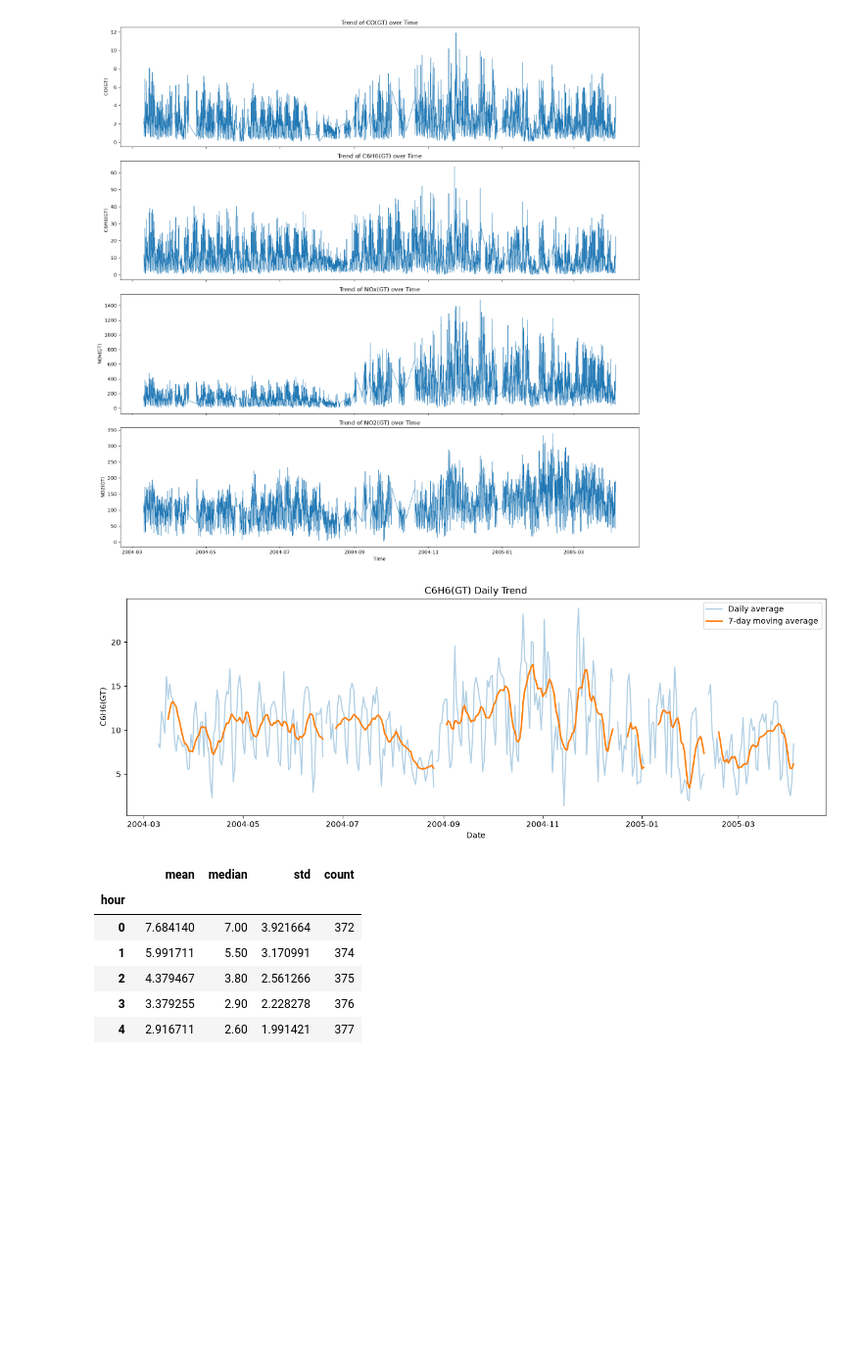
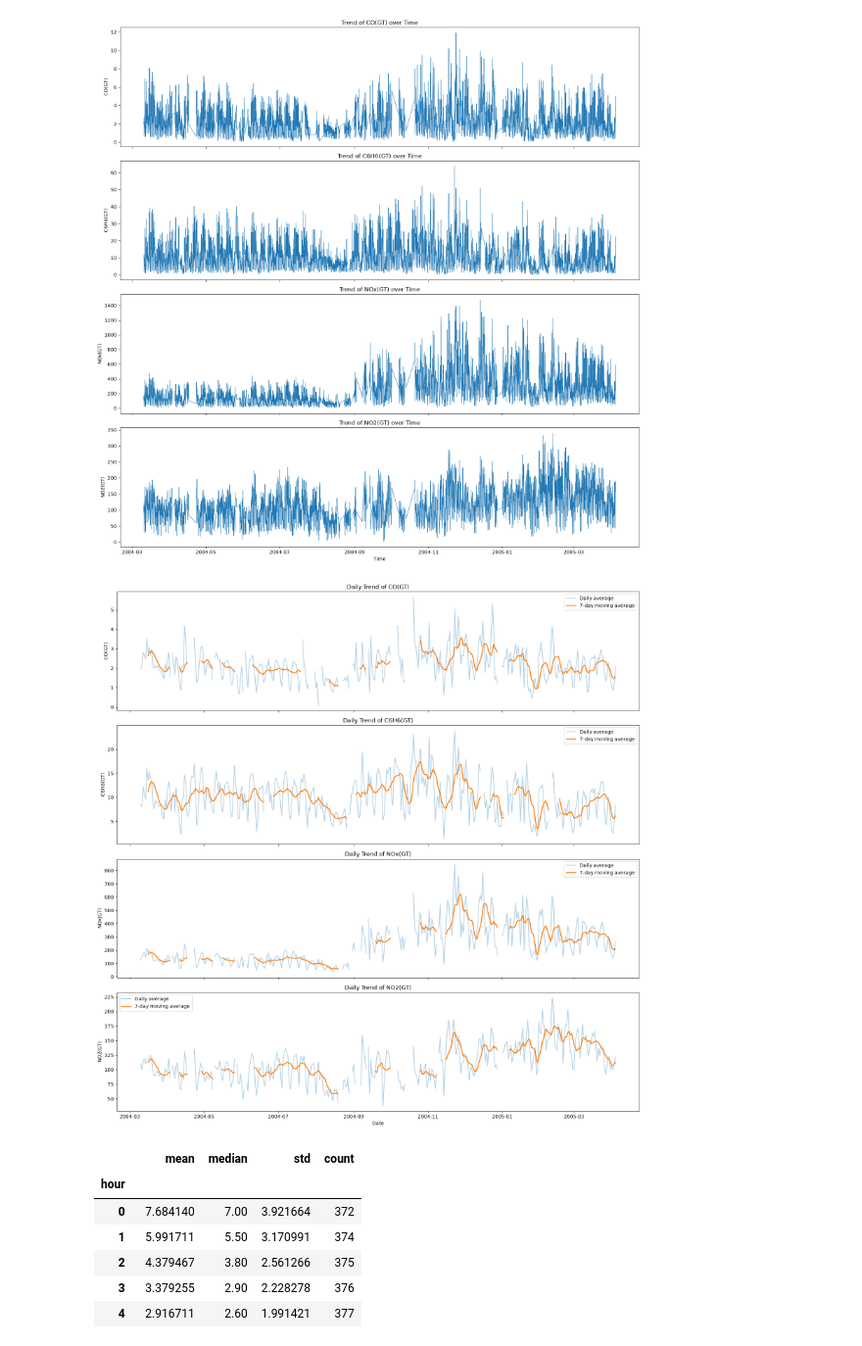
Before and after one commit to AkmalFazli27/air-quality-estimation, a Jupyter notebook: notebooks/eda.ipynb, the cells around one changed output. Shown at 98% size. Saved outputs shown, nothing was run; the diff lists cells and outputs as text; code cells hidden in the pictures; blank space fills up the shorter version.

Commit message:
refactor: add daily trend for each target

```diff
--- a/notebooks/eda.ipynb
+++ b/notebooks/eda.ipynb
@@ -358,32 +358,26 @@ plt.show()
 # %% [output]
 [figure]
 # %%
-daily_target = (
-    target_df
-    .set_index("DateTime")[target]
-    .resample("D")
-    .mean()
-)
-rolling_target = daily_target.rolling(7).mean()
+fig, axes = plt.subplots(len(target_columns), 1, figsize=(16, 4 * len(target_columns)), sharex=True)
 
-plt.figure(figsize=(16, 5))
-plt.plot(
-    daily_target,
-    alpha=0.35,
-    label="Daily average"
-)
-plt.plot(
-    rolling_target,
-    linewidth=2,
-    label="7-day moving average"
-)
-plt.title("C6H6(GT) Daily Trend")
-plt.xlabel("Date")
-plt.ylabel("C6H6(GT)")
-plt.legend()
+for ax, target in zip(axes, target_columns):
+    target_df = df.dropna(subset=[target]).set_index("DateTime")
+
+    daily_target = target_df[target].resample("D").mean()
+    rolling_target = daily_target.rolling(7).mean()
+
+    ax.plot(daily_target, alpha=0.35, label="Daily average")
+    ax.plot(rolling_target, linewidth=2, label="7-day moving average")
+
+    ax.set_title(f"Daily Trend of {target}")
+    ax.set_ylabel(target)
+    ax.legend()
+
+axes[-1].set_xlabel("Date")
+plt.tight_layout()
 plt.show()
 # %% [output]
-[figure, old version]
+[figure, new version]
 # %%
 hourly_target = (
     df
```
